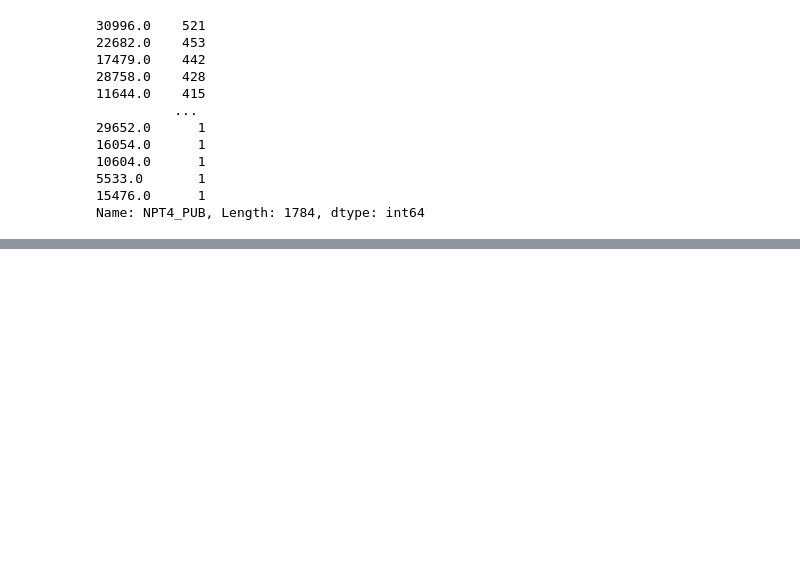
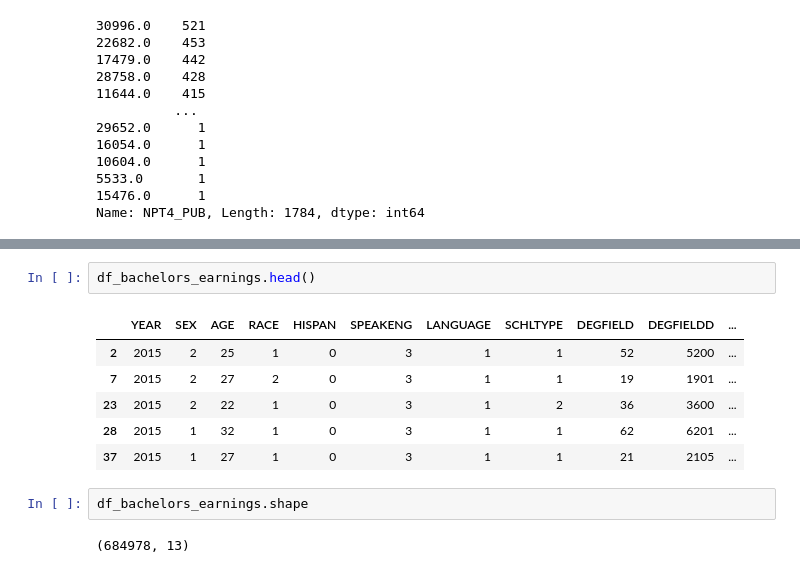
Before and after one commit to CDM-College-ROI/capstone_working_repo, a Jupyter notebook: ds_folder/david_working_notebook.ipynb, the cells around one changed output, grey strips where cells are left out. Drawn from its saved outputs; the diff is of its cells as text; blank space fills up the shorter version.

```diff
--- a/ds_folder/david_working_notebook.ipynb
+++ b/ds_folder/david_working_notebook.ipynb
@@ -62,0 +441,13 @@ Name: NPT4_PUB, Length: 1784, dtype: int64
+# %%
+df_bachelors_earnings.head()
+# %% [output]
+|  | YEAR | SEX | AGE | RACE | HISPAN | SPEAKENG | LANGUAGE | SCHLTYPE | DEGFIELD | DEGFIELDD | ... |
+| 2 | 2015 | 2 | 25 | 1 | 0 | 3 | 1 | 1 | 52 | 5200 | ... |
+| 7 | 2015 | 2 | 27 | 2 | 0 | 3 | 1 | 1 | 19 | 1901 | ... |
+| 23 | 2015 | 2 | 22 | 1 | 0 | 3 | 1 | 2 | 36 | 3600 | ... |
+| 28 | 2015 | 1 | 32 | 1 | 0 | 3 | 1 | 1 | 62 | 6201 | ... |
+| 37 | 2015 | 1 | 27 | 1 | 0 | 3 | 1 | 1 | 21 | 2105 | ... |
+# %%
+df_bachelors_earnings.shape
+# %% [output]
+(684978, 13)
```
Also changed, not shown: parts of 23 cells of this notebook, 1 other file.
